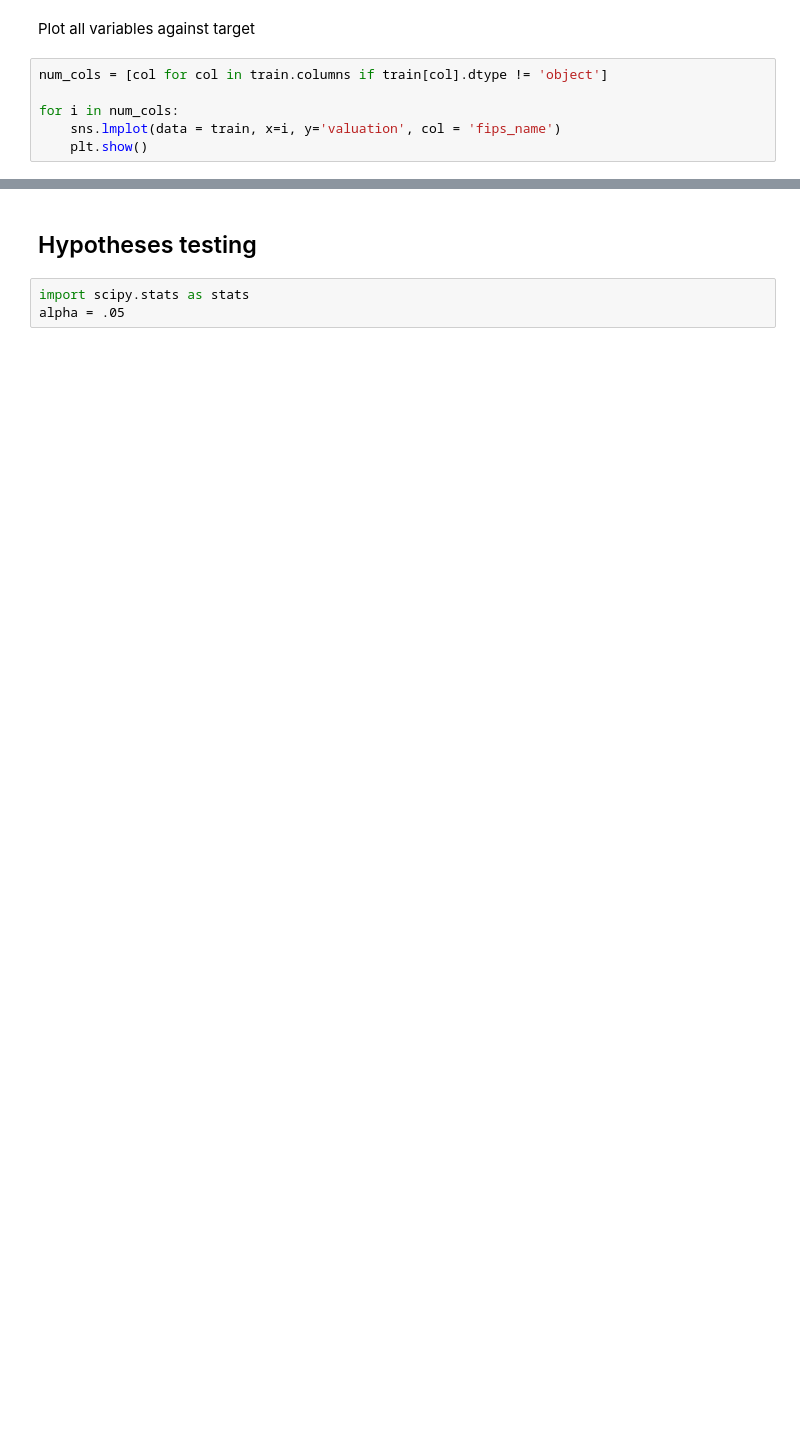
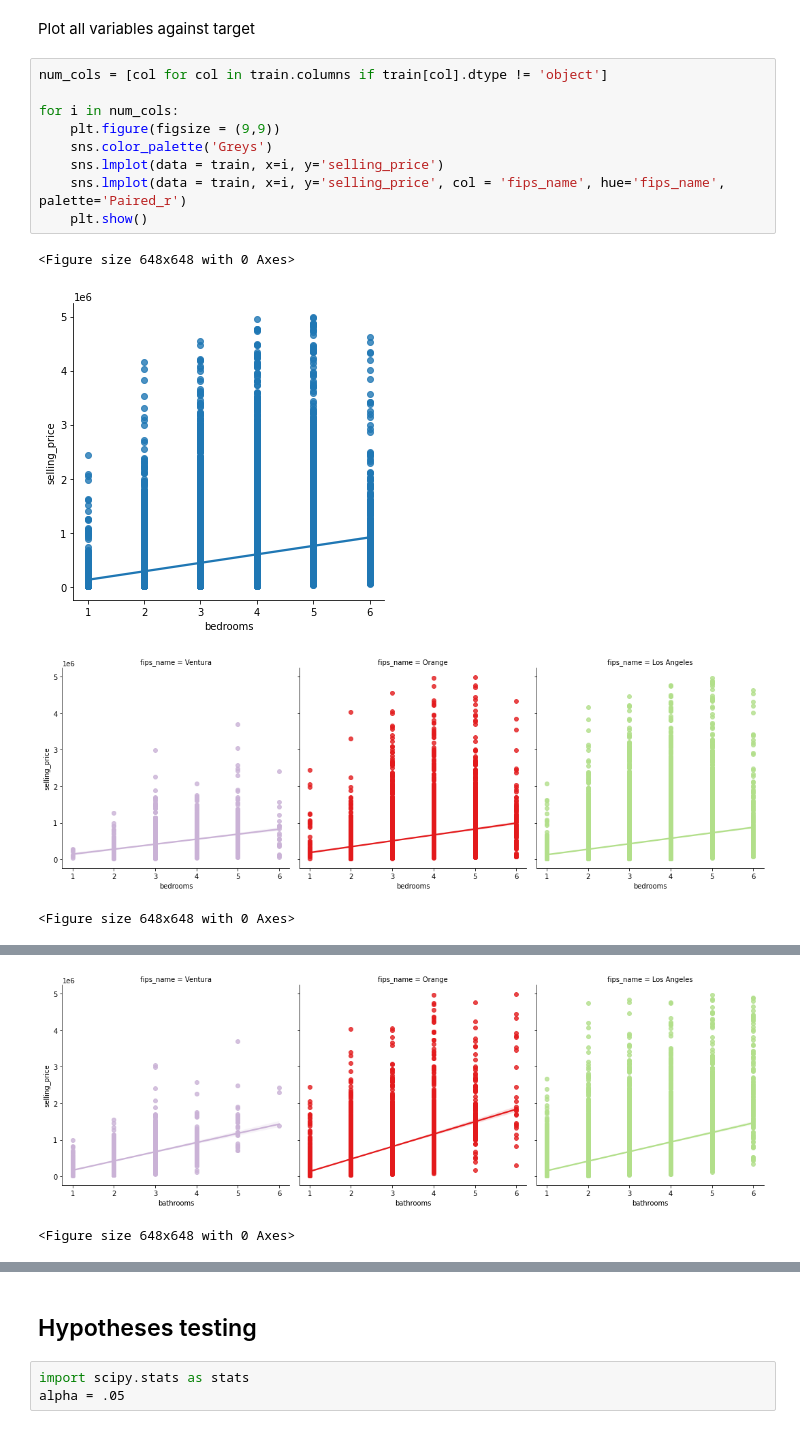
Before and after one commit to Miller-Ryan-1/zillow-project, a Jupyter notebook: zillow_homeprice_workbook.ipynb, the cells around one changed output, grey strips where cells are left out. Cells and saved outputs as stored; diff of their text form; blank space fills up the shorter version.

```diff
--- a/zillow_homeprice_workbook.ipynb
+++ b/zillow_homeprice_workbook.ipynb
@@ -252,6 +276,14 @@ Plot all variables against target
 # %%
 num_cols = [col for col in train.columns if train[col].dtype != 'object']
 
 for i in num_cols:
-    sns.lmplot(data = train, x=i, y='valuation', col = 'fips_name')
+    plt.figure(figsize = (9,9))
+    sns.color_palette('Greys')
+    sns.lmplot(data = train, x=i, y='selling_price')
+    sns.lmplot(data = train, x=i, y='selling_price', col = 'fips_name', hue='fips_name', palette='Paired_r')
     plt.show()
+# %% [output]
+<Figure size 648x648 with 0 Axes>
+[figure, added]
+[figure, added]
+<Figure size 648x648 with 0 Axes>
@@ -257,0 +291,2 @@ for i in num_cols:
+[figure, added]
+<Figure size 648x648 with 0 Axes>
```
Also changed, not shown: parts of 159 cells of this notebook, 1 other file.
